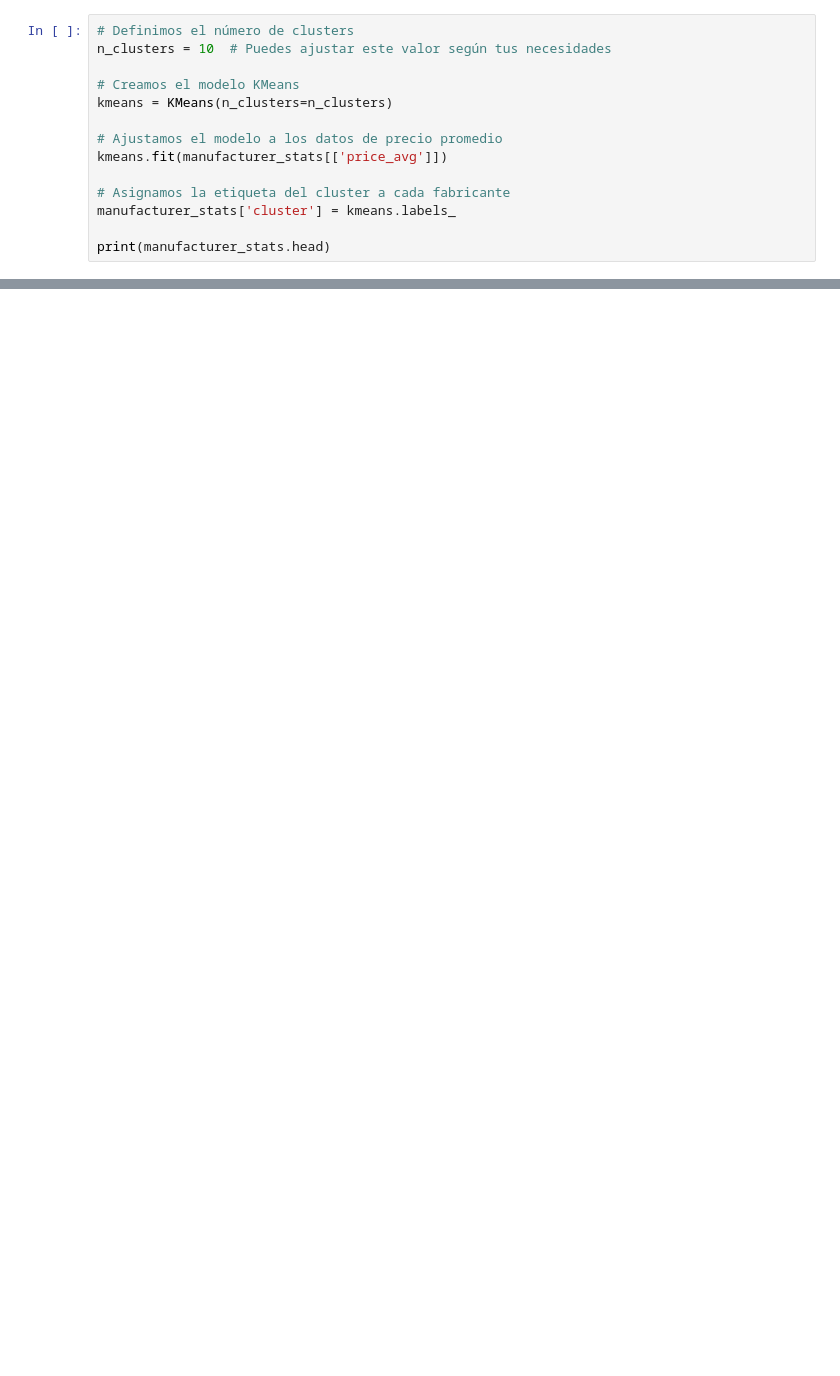
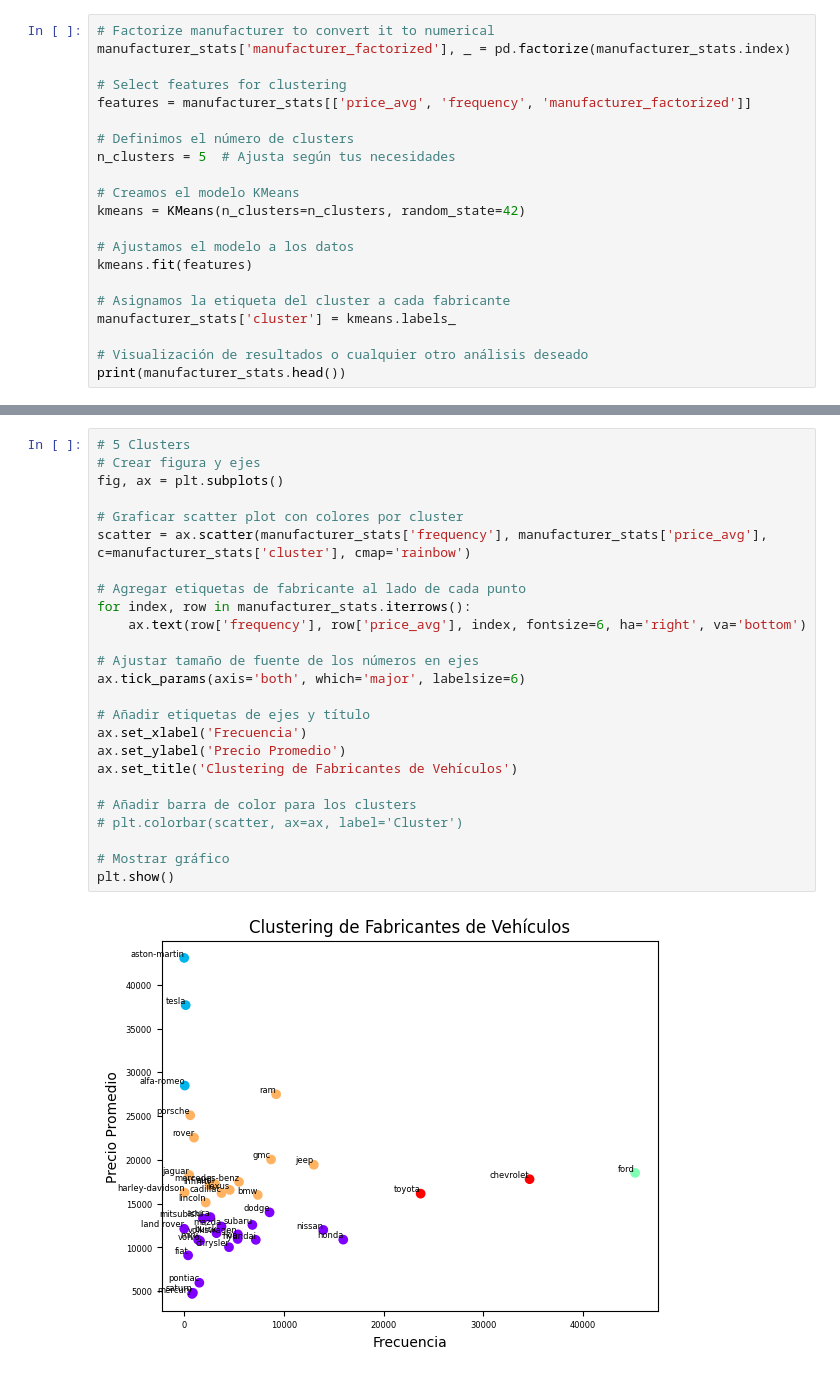
Before and after one commit to grigorow1974/Proyecto_Final, a Jupyter notebook: src/10.Cluster_Analisis_3.ipynb, the cells around one changed output, grey strips where cells are left out. Cells and saved outputs as stored; diff of their text form; blank space fills up the shorter version.

Commit message:
Clusters

```diff
--- a/src/10.Cluster_Analisis_3.ipynb
+++ b/src/10.Cluster_Analisis_3.ipynb
@@ -37,15 +42,22 @@ manufacturer_stats = manufacturer_stats.sort_values(by='frequency', ascending=Fa
 # %%
+# Factorize manufacturer to convert it to numerical
+manufacturer_stats['manufacturer_factorized'], _ = pd.factorize(manufacturer_stats.index)
+
+# Select features for clustering
+features = manufacturer_stats[['price_avg', 'frequency', 'manufacturer_factorized']]
+
 # Definimos el número de clusters
-n_clusters = 10  # Puedes ajustar este valor según tus necesidades
+n_clusters = 5  # Ajusta según tus necesidades
 
 # Creamos el modelo KMeans
-kmeans = KMeans(n_clusters=n_clusters)
+kmeans = KMeans(n_clusters=n_clusters, random_state=42)
 
-# Ajustamos el modelo a los datos de precio promedio
-kmeans.fit(manufacturer_stats[['price_avg']])
+# Ajustamos el modelo a los datos
+kmeans.fit(features)
 
 # Asignamos la etiqueta del cluster a cada fabricante
 manufacturer_stats['cluster'] = kmeans.labels_
 
-print(manufacturer_stats.head)
+# Visualización de resultados o cualquier otro análisis deseado
+print(manufacturer_stats.head())
 # %% [output]
@@ -200,0 +71,27 @@ aston-martin     43065.833333          6        7>
+# %%
+# 5 Clusters
+# Crear figura y ejes
+fig, ax = plt.subplots()
+
+# Graficar scatter plot con colores por cluster
+scatter = ax.scatter(manufacturer_stats['frequency'], manufacturer_stats['price_avg'], c=manufacturer_stats['cluster'], cmap='rainbow')
+
+# Agregar etiquetas de fabricante al lado de cada punto
+for index, row in manufacturer_stats.iterrows():
+    ax.text(row['frequency'], row['price_avg'], index, fontsize=6, ha='right', va='bottom')
+
+# Ajustar tamaño de fuente de los números en ejes
+ax.tick_params(axis='both', which='major', labelsize=6)
+
+# Añadir etiquetas de ejes y título
+ax.set_xlabel('Frecuencia')
+ax.set_ylabel('Precio Promedio')
+ax.set_title('Clustering de Fabricantes de Vehículos')
+
+# Añadir barra de color para los clusters
+# plt.colorbar(scatter, ax=ax, label='Cluster')
+
+# Mostrar gráfico
+plt.show()
+# %% [output]
+[figure, added]
```
Also changed, not shown: parts of 11 cells of this notebook.
